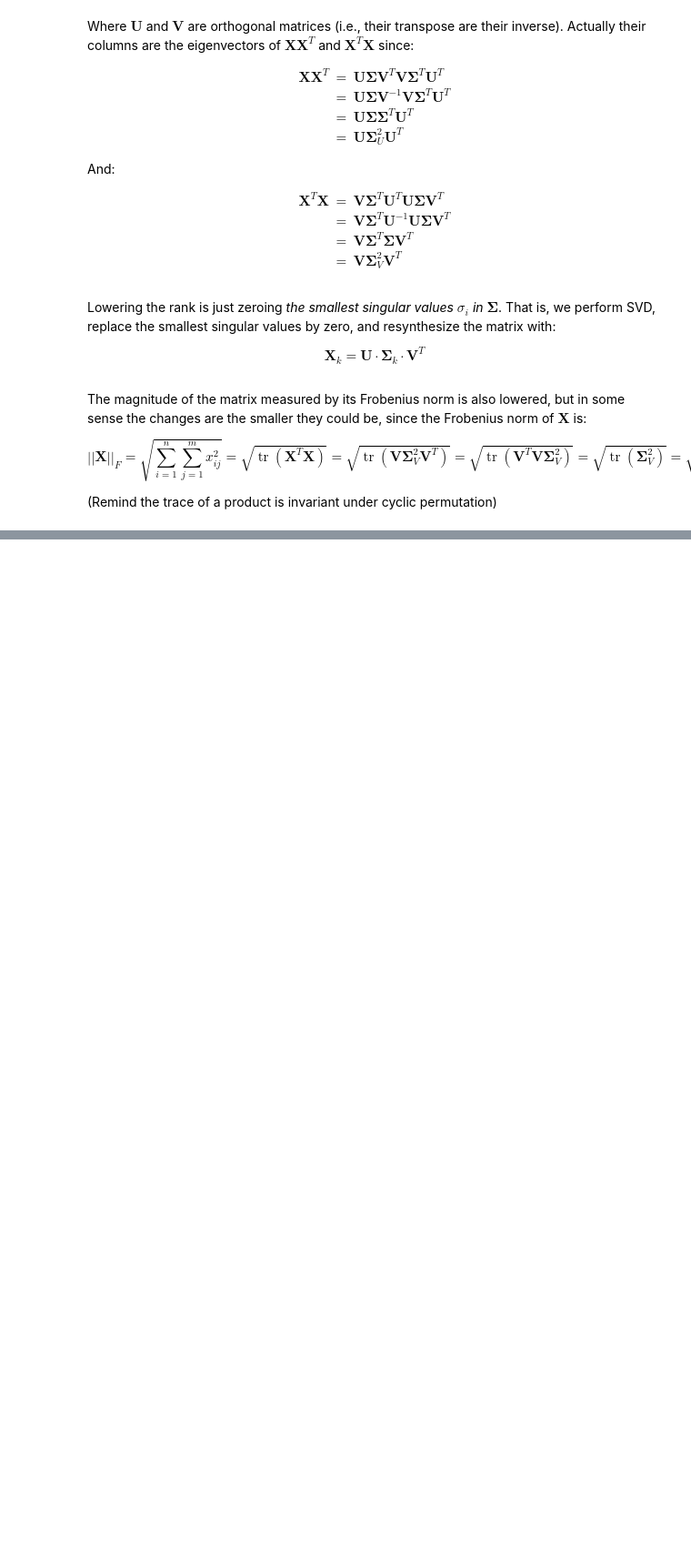
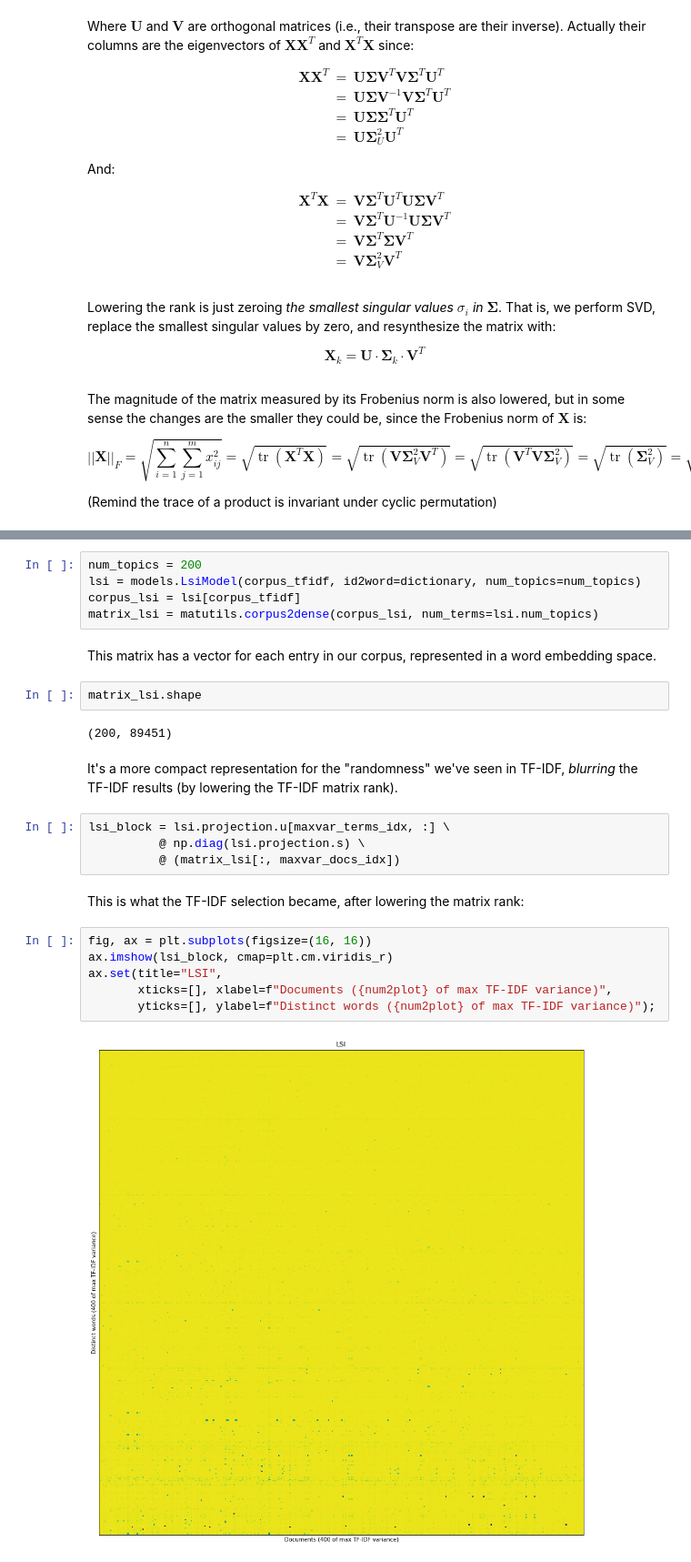
Before and after one commit to scieloorg/normalizations-experiments, a Jupyter notebook: experiments_2018-08_words_lsa.ipynb, the cells around one changed output, grey strips where cells are left out. Shown at 91% size. Drawn from its saved outputs; the diff is of its cells as text; blank space fills up the shorter version.

```diff
--- a/experiments_2018-08_words_lsa.ipynb
+++ b/experiments_2018-08_words_lsa.ipynb
@@ -312,0 +325,29 @@ $$
+# %%
+num_topics = 200
+lsi = models.LsiModel(corpus_tfidf, id2word=dictionary, num_topics=num_topics)
+corpus_lsi = lsi[corpus_tfidf]
+matrix_lsi = matutils.corpus2dense(corpus_lsi, num_terms=lsi.num_topics)
+# %% [markdown]
+This matrix has a vector for each entry in our corpus,
+represented in a word embedding space.
+# %%
+matrix_lsi.shape
+# %% [output]
+(200, 89451)
+# %% [markdown]
+It's a more compact representation for the "randomness" we've seen in TF-IDF,
+*blurring* the TF-IDF results (by lowering the TF-IDF matrix rank).
+# %%
+lsi_block = lsi.projection.u[maxvar_terms_idx, :] \
+          @ np.diag(lsi.projection.s) \
+          @ (matrix_lsi[:, maxvar_docs_idx])
+# %% [markdown]
+This is what the TF-IDF selection became, after lowering the matrix rank:
+# %%
+fig, ax = plt.subplots(figsize=(16, 16))
+ax.imshow(lsi_block, cmap=plt.cm.viridis_r)
+ax.set(title="LSI",
+       xticks=[], xlabel=f"Documents ({num2plot} of max TF-IDF variance)",
+       yticks=[], ylabel=f"Distinct words ({num2plot} of max TF-IDF variance)");
+# %% [output]
+[figure, added]
```
Also changed, not shown: parts of 39 cells of this notebook.
